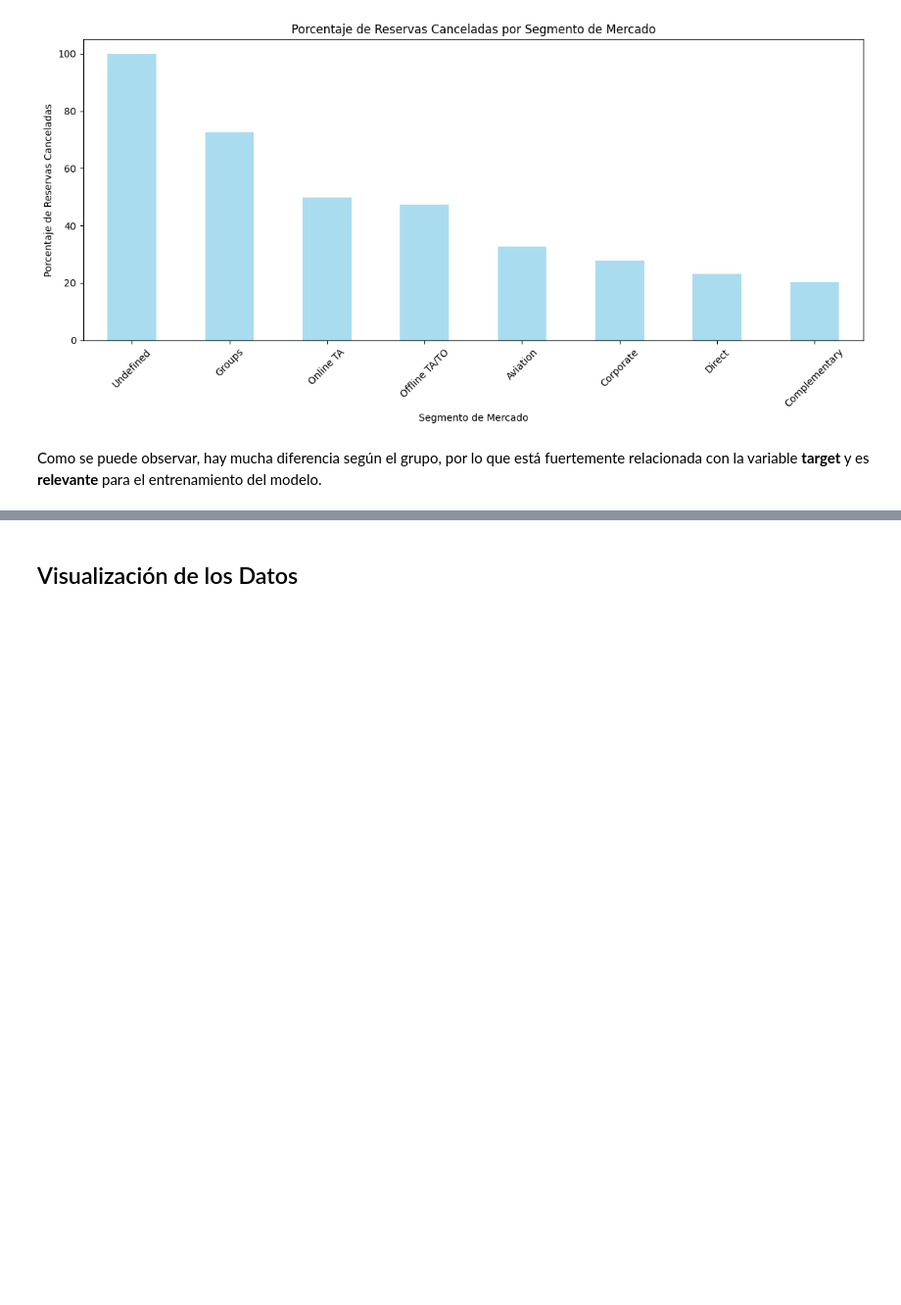
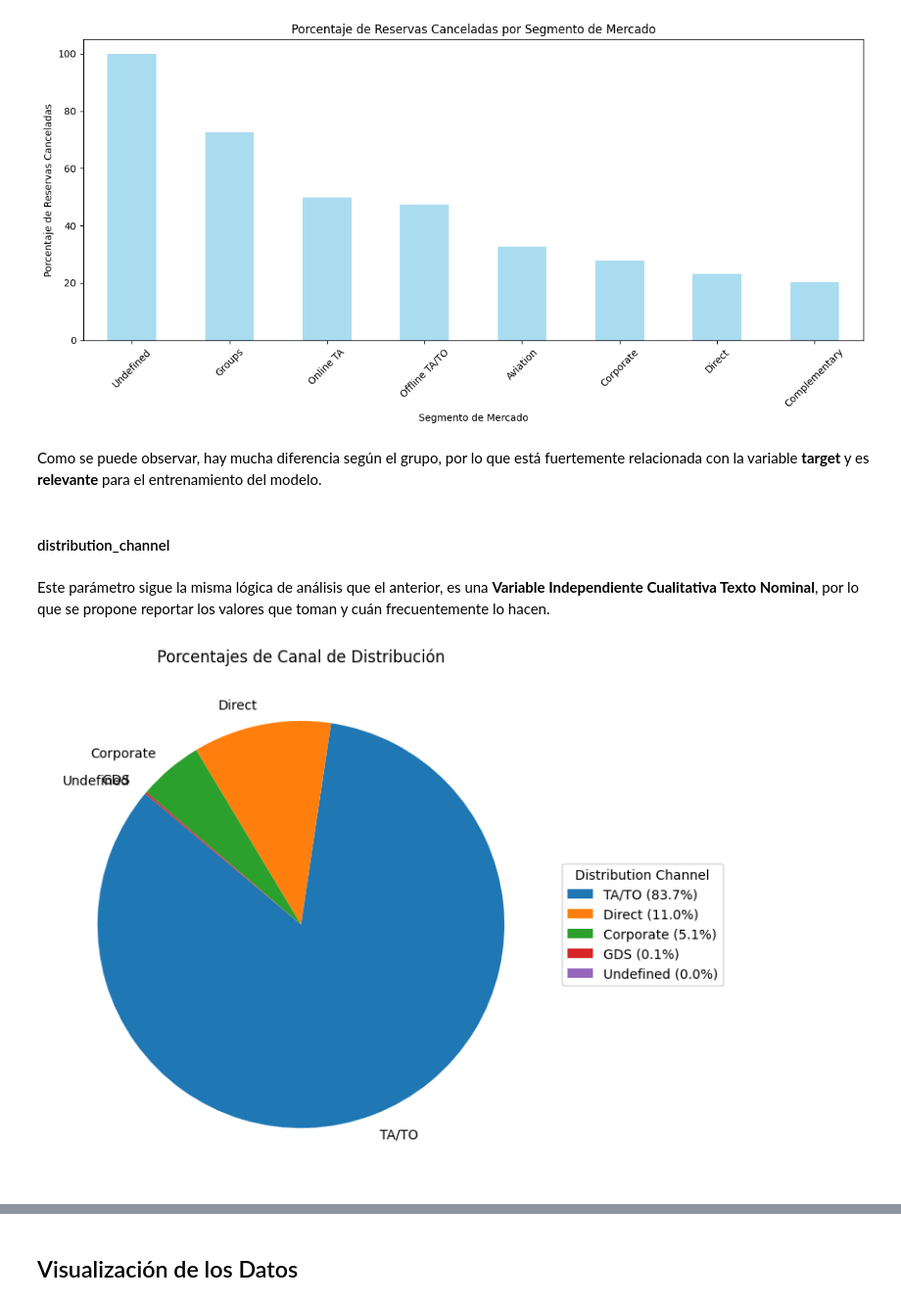
Before and after one commit to InspectorDave/OrgaDeDatos-TPs, a Jupyter notebook: 7506R_TP1_GRUPO11_CHP1_ENTREGA.ipynb, the cells around one changed output, grey strips where cells are left out. Shown at 98% size. Drawn from its saved outputs; the diff is of its cells as text; code cells hidden in the pictures; blank space fills up the shorter version.

Commit message:
distribution_channel

```diff
--- a/7506R_TP1_GRUPO11_CHP1_ENTREGA.ipynb
+++ b/7506R_TP1_GRUPO11_CHP1_ENTREGA.ipynb
@@ -1054,3 +1053,18 @@ plt.show()
 [figure]
 # %% [markdown]
 Como se puede observar, hay mucha diferencia según el grupo, por lo que está fuertemente relacionada con la variable **target** y es **relevante** para el entrenamiento del modelo.
+# %% [markdown]
+#### distribution_channel
+# %% [markdown]
+Este parámetro sigue la misma lógica de análisis que el anterior, es una **Variable Independiente Cualitativa Texto Nominal**, por lo que se propone reportar los valores que toman y cuán frecuentemente lo hacen.
+# %%
+porcentajes_reserva_por_dch = hotels_df['distribution_channel'].value_counts(normalize=True) * 100
+
+plt.figure(figsize=(7, 7))
+wedges, labels = plt.pie(porcentajes_reserva_por_dch, labels=porcentajes_reserva_por_dch.index, startangle=140)
+leyenda_personalizada = [f'{l} ({p:.1f}%)' for l, p in zip(porcentajes_reserva_por_dch.index, porcentajes_reserva_por_dch)]
+plt.legend(leyenda_personalizada, title="Distribution Channel", loc="center left", bbox_to_anchor=(1, 0, 0.5, 1))
+plt.title('Porcentajes de Canal de Distribución')
+plt.show()
+# %% [output]
+[figure, added]
```
Also changed, not shown: parts of 4 cells of this notebook.
